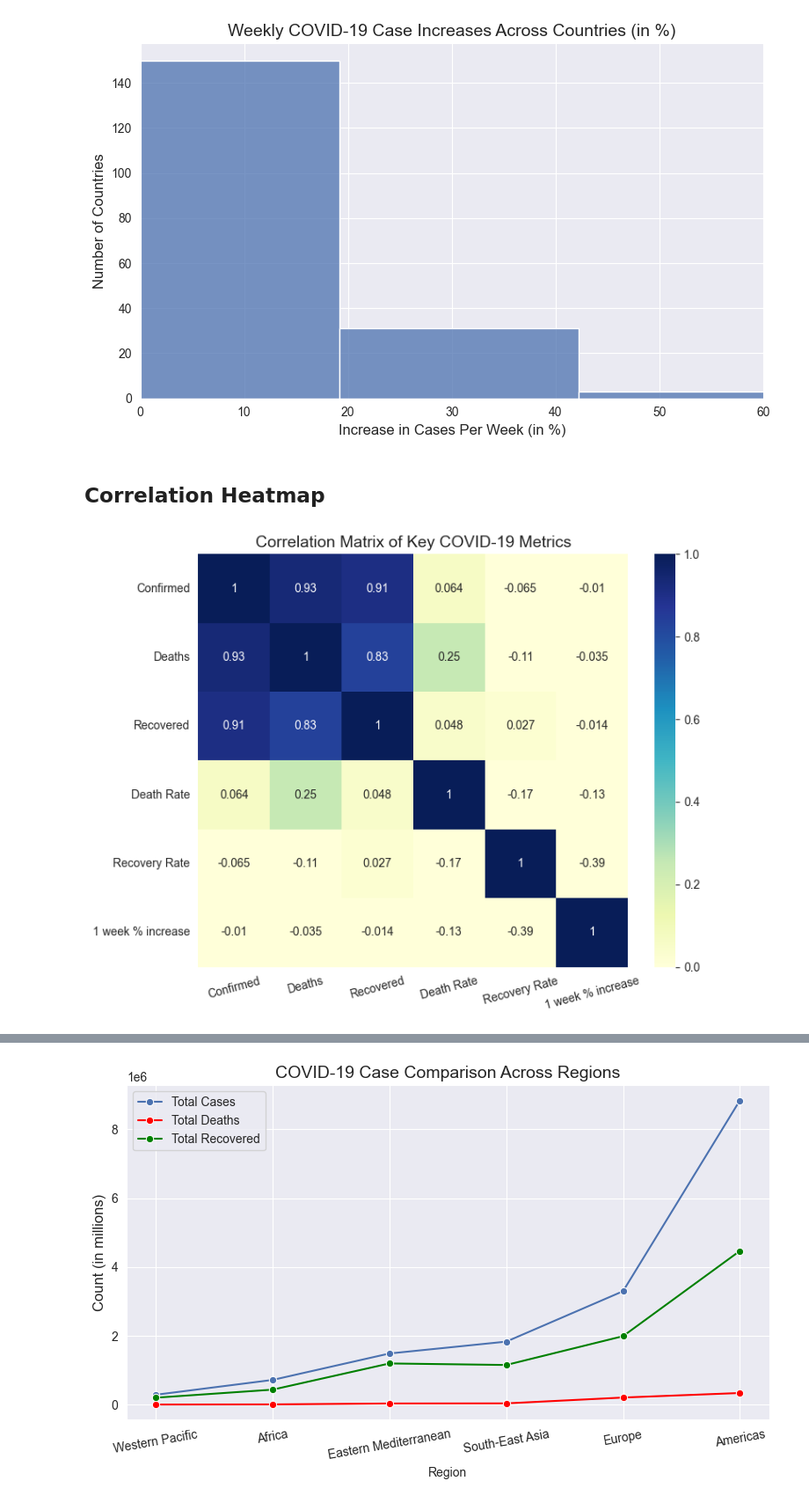
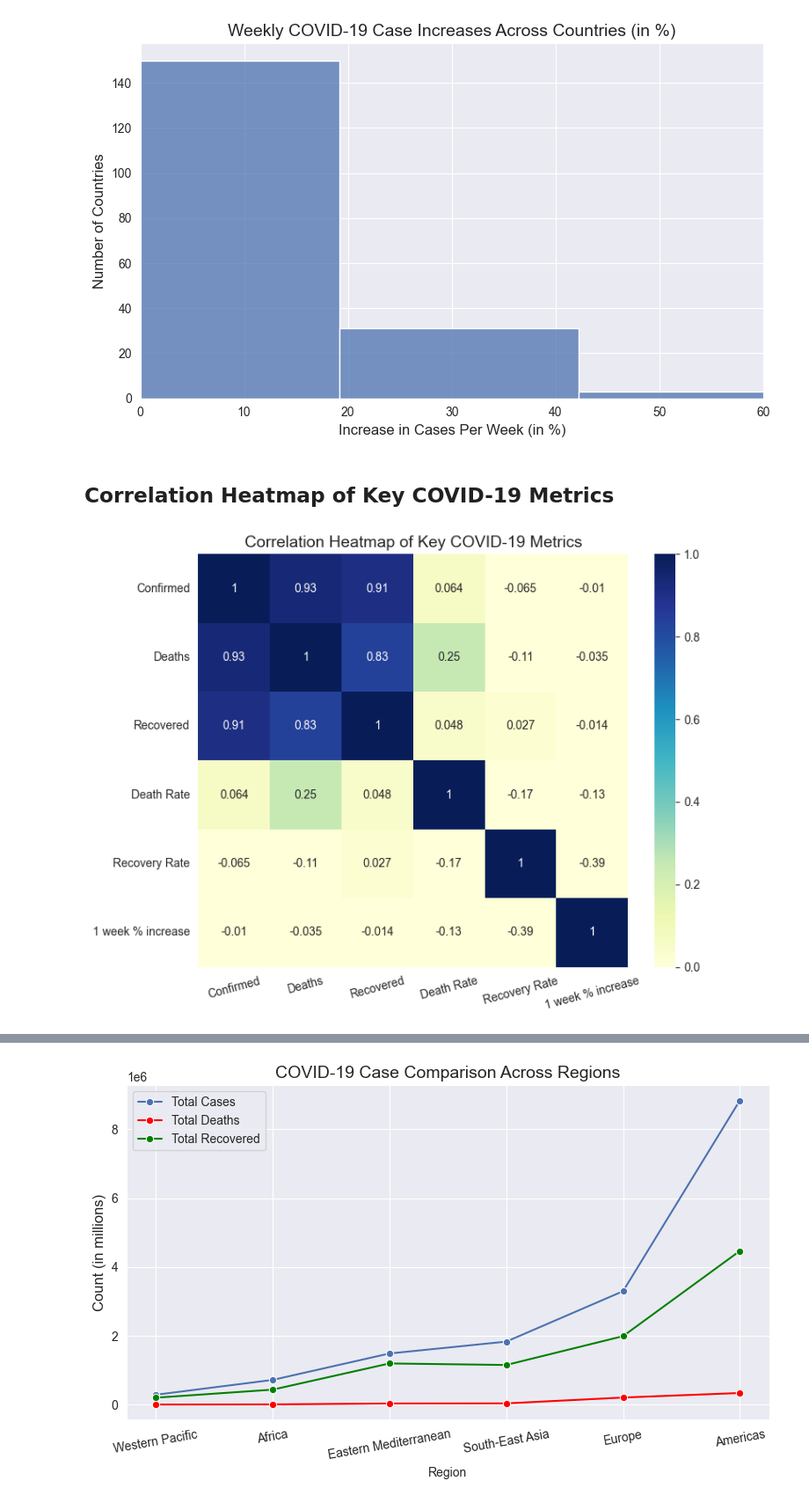
Before and after one commit to magdalena-ivanova-ds/EDA-Projects, a Jupyter notebook: covid_19/covid.ipynb, the cells around one changed output, grey strips where cells are left out. Shown at 88% size. Cells and saved outputs as stored; diff of their text form; code cells hidden in the pictures.

```diff
--- a/covid_19/covid.ipynb
+++ b/covid_19/covid.ipynb
@@ -133,16 +133,16 @@ plt.show()
 # %% [output]
 [figure]
 # %% [markdown]
-## Correlation Heatmap
+## Correlation Heatmap of Key COVID-19 Metrics
 # %%
 df_corr = covid19_df[["Confirmed", "Deaths", "Recovered", "Death Rate", "Recovery Rate", "1 week % increase"]]
 plt.figure(figsize=(8,6), dpi=100)
 sns.heatmap(df_corr.corr(), annot=True, vmax=1, vmin=0, cmap='YlGnBu')
 plt.xticks(rotation=15)
-plt.title("Correlation Matrix of Key COVID-19 Metrics", fontsize=14)
+plt.title("Correlation Heatmap of Key COVID-19 Metrics", fontsize=14)
 plt.tight_layout()
 plt.savefig('plots/plot5.png')
 plt.show()
 # %% [output]
-[figure, old version]
+[figure, new version]
 # %% [markdown]
```
Also changed, not shown: parts of 6 cells of this notebook.
